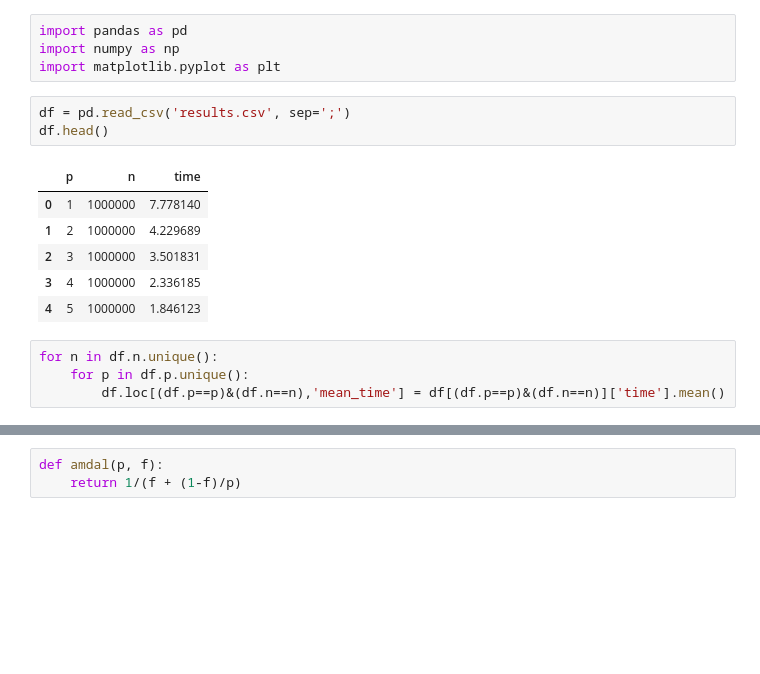
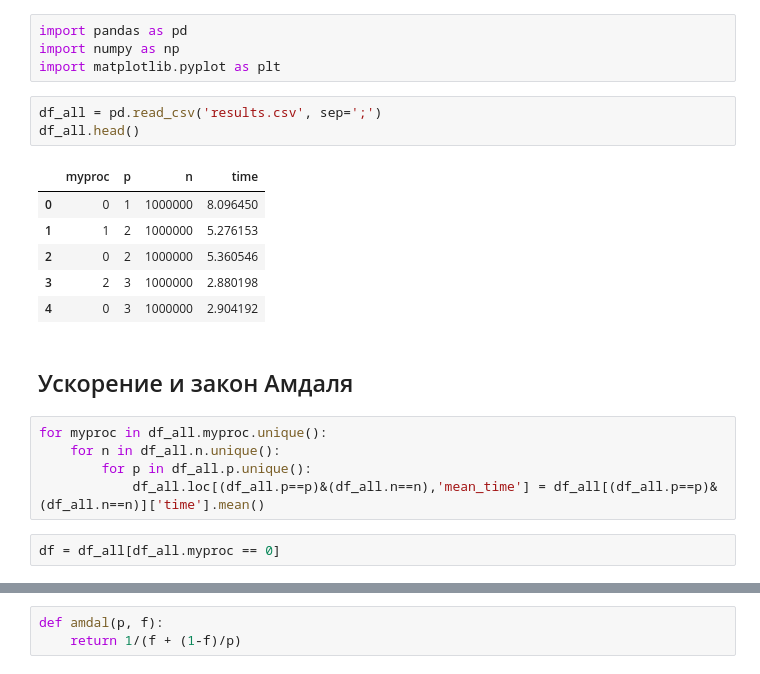
Before and after one commit to alekseik1/md_bash_course, a Jupyter notebook: hw1/pi/analyzer.ipynb, the cells around one changed output, grey strips where cells are left out. Drawn from its saved outputs; the diff is of its cells as text; blank space fills up the shorter version.

```diff
--- a/hw1/pi/analyzer.ipynb
+++ b/hw1/pi/analyzer.ipynb
@@ -3,19 +3,24 @@ import pandas as pd
 import numpy as np
 import matplotlib.pyplot as plt
 # %%
-df = pd.read_csv('results.csv', sep=';')
-df.head()
+df_all = pd.read_csv('results.csv', sep=';')
+df_all.head()
 # %% [output]
-|  | p | n | time |
-| 0 | 1 | 1000000 | 7.778140 |
-| 1 | 2 | 1000000 | 4.229689 |
-| 2 | 3 | 1000000 | 3.501831 |
-| 3 | 4 | 1000000 | 2.336185 |
-| 4 | 5 | 1000000 | 1.846123 |
+|  | myproc | p | n | time |
+| 0 | 0 | 1 | 1000000 | 8.096450 |
+| 1 | 1 | 2 | 1000000 | 5.276153 |
+| 2 | 0 | 2 | 1000000 | 5.360546 |
+| 3 | 2 | 3 | 1000000 | 2.880198 |
+| 4 | 0 | 3 | 1000000 | 2.904192 |
+# %% [markdown]
+## Ускорение и закон Амдаля
 # %%
-for n in df.n.unique():
-    for p in df.p.unique():
-        df.loc[(df.p==p)&(df.n==n),'mean_time'] = df[(df.p==p)&(df.n==n)]['time'].mean()
+for myproc in df_all.myproc.unique():
+    for n in df_all.n.unique():
+        for p in df_all.p.unique():
+            df_all.loc[(df_all.p==p)&(df_all.n==n),'mean_time'] = df_all[(df_all.p==p)&(df_all.n==n)]['time'].mean()
+# %%
+df = df_all[df_all.myproc == 0]
 # %%
 for n in df.n.unique():
     for p in df.p.unique():
```
Also changed, not shown: parts of 7 cells of this notebook, 26 other files.
